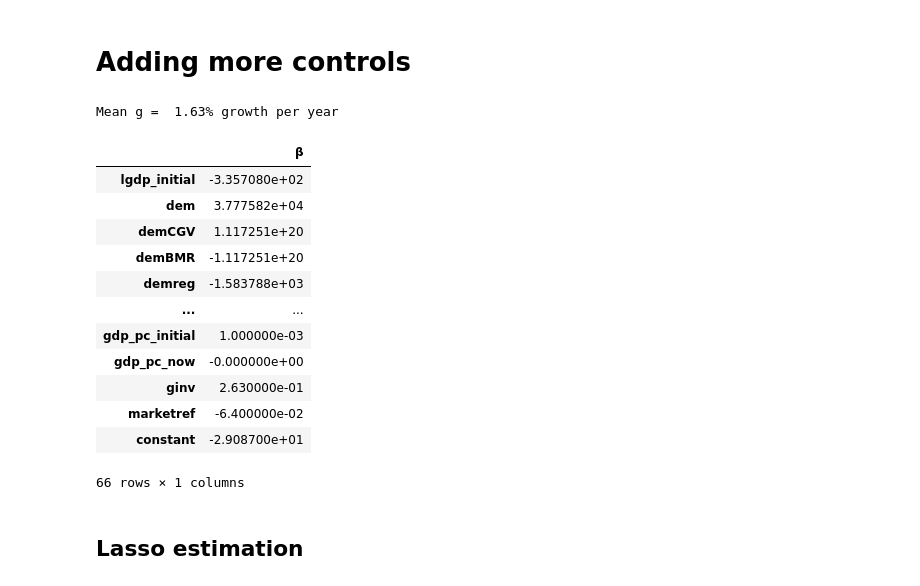
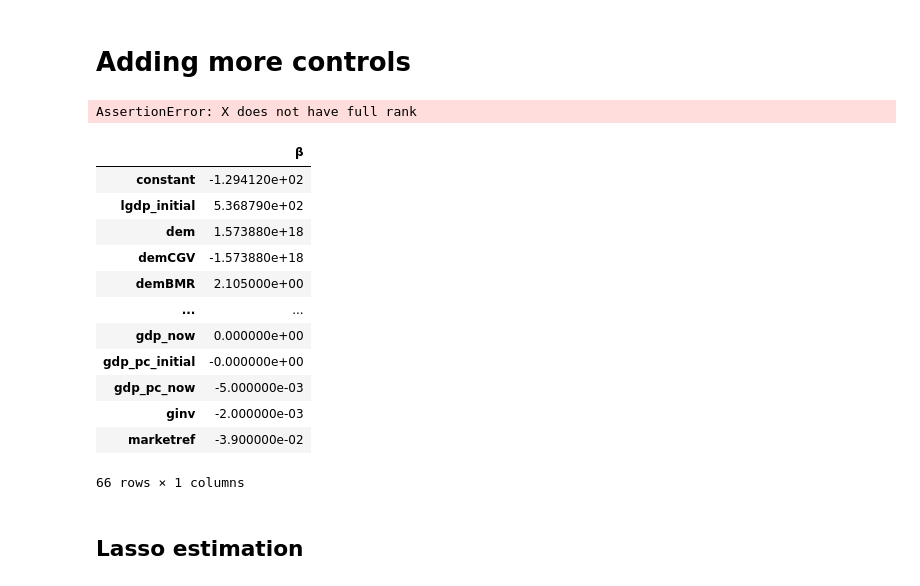
Before and after one commit to lkh927/AME-2024-Projects, a Jupyter notebook: Project 2/Project 2 new.ipynb, the cells around one changed output. Cells and saved outputs as stored; diff of their text form; code cells hidden in the pictures.

```diff
--- a/Project 2/Project 2 new.ipynb
+++ b/Project 2/Project 2 new.ipynb
@@ -256,0 +269,4 @@ We create a new data set consisting only of the non-missing observations and the
+# %%
+data = data[vv_all['all'] + vv_outcome + vv_key_explanatory]
+print(data.shape)
+print(f'There are {data.isnull().sum().sum()} missing observations in the data.')
@@ -287,45 +311,35 @@ print(betahat)
 # %% [markdown]
 # Adding more controls
-# %%
-xs = ['lgdp_initial'] + vv_all['all']
-
-# avoid missing values
-all_vars = ['gdp_growth'] + xs
-I = dat[all_vars].notnull().all(axis=1)
-
-# extract dataset
-X = dat.loc[I, xs].values
-y0 = dat.loc[I, 'lgdp_initial'].values
-g = dat.loc[I, 'gdp_growth'].values.reshape((-1,1))*100
-
-# add const.
-oo = np.ones((I.sum(),1))
-X = np.hstack([X, oo])
-xs.append('constant') # we put it in as the last element
-
-
-K = X.shape[1]
-#assert np.linalg.matrix_rank(X) == X.shape[1], f'X does not have full rank'
-
-betas = np.linalg.inv(X.T @ X) @ X.T @ g
+# %%
+# Now, we need a matrix of all control variables and a constant
+X_OLS = np.column_stack((np.ones(N), X))
+g_OLS = np.array(g).reshape(-1,1)
+
+betas_OLS = la.inv(X_OLS.T @ X_OLS) @ X_OLS.T @ g_OLS
+
+#checking the rank condition
+K = X_OLS.shape[1]
+assert np.linalg.matrix_rank(X) == X.shape[1], f'X does not have full rank'
+# %% [output]
+AssertionError: X does not have full rank
 # %%
-print(f'Mean g = {g.mean(): 5.2f}% growth per year')
-pd.DataFrame({'β': betas[:,0]}, index=xs).round(3)
+xs = vv_constant + vv_key_explanatory + vv_all['all']
+
+pd.DataFrame({'β': betas_OLS[:,0]}, index=xs).round(3)
 # %% [output]
+|  | β |
+| constant | -1.294120e+02 |
+| lgdp_initial | 5.368790e+02 |
+| dem | 1.573880e+18 |
+| demCGV | -1.573880e+18 |
+| demBMR | 2.105000e+00 |
+| ... | ... |
+| gdp_now | 0.000000e+00 |
+| gdp_pc_initial | -0.000000e+00 |
+| gdp_pc_now | -5.000000e-03 |
+| ginv | -2.000000e-03 |
+| marketref | -3.900000e-02 |
-Mean g =  1.63% growth per year
+66 rows × 1 columns
-|  | β |
-| lgdp_initial | -3.357080e+02 |
-| dem | 3.777582e+04 |
-| demCGV | 1.117251e+20 |
-| demBMR | -1.117251e+20 |
-| demreg | -1.583788e+03 |
-| ... | ... |
-| gdp_pc_initial | 1.000000e-03 |
-| gdp_pc_now | -0.000000e+00 |
-| ginv | 2.630000e-01 |
-| marketref | -6.400000e-02 |
-| constant | -2.908700e+01 |
-66 rows × 1 columns
 # %% [markdown]
 ## Lasso estimation
 # %% [markdown]
```
Also changed, not shown: parts of 14 cells of this notebook, 1 other file.
